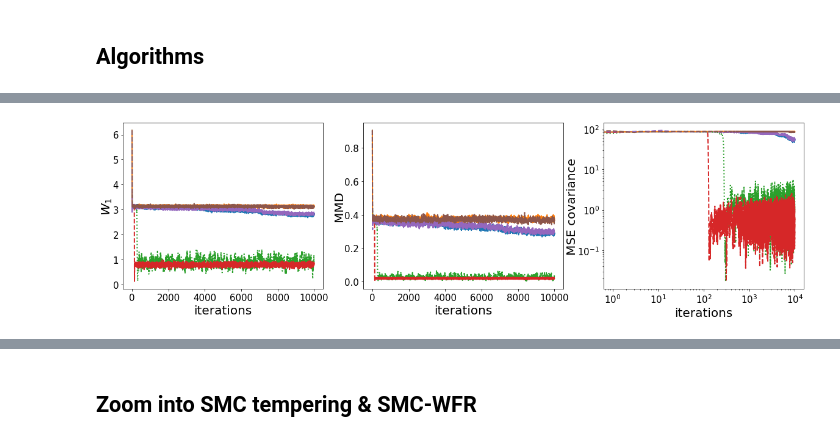
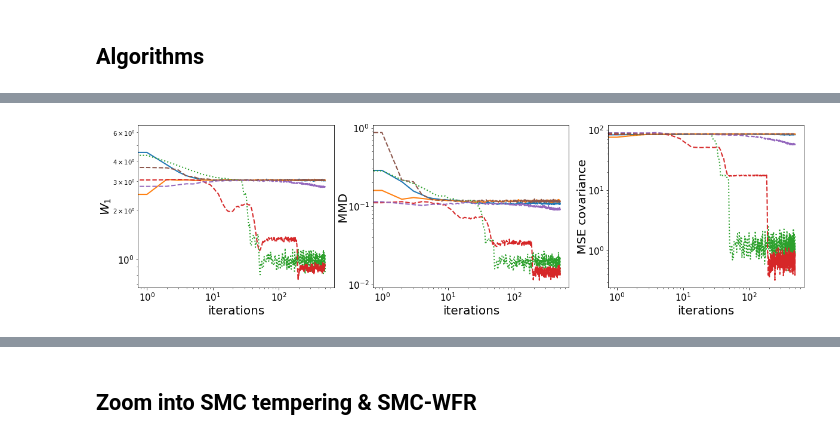
Before and after one commit to FrancescaCrucinio/SMC-WFR, a Jupyter notebook: GaussianMixture/GaussianMixture2D_FlowComparison.ipynb, the cells around one changed output, grey strips where cells are left out. Drawn from its saved outputs; the diff is of its cells as text; code cells hidden in the pictures.

```diff
--- a/GaussianMixture/GaussianMixture2D_FlowComparison.ipynb
+++ b/GaussianMixture/GaussianMixture2D_FlowComparison.ipynb
@@ -55,7 +57,7 @@ true_sample = np.zeros((N, d))
 for n in range(N):
       true_sample[n, :] = np.random.multivariate_normal(ms[component[n], :], Sigmas[component[n], :, :], size = 1)[0]
 # %%
-Niter = 10000
+Niter = 500
 # Niter_ula = int(Niter*4.7)
 # Niter_mala = int(Niter*1.1)
 # Niter_fr = int(Niter*1.6)
@@ -68,11 +70,11 @@ Niter_fr = Niter
 Niter_smcula = Niter
 Niter_smcmala = Niter
 # %%
-gamma_mala = 0.25
-gamma_smcmala = 0.25
+gamma_mala = 0.5
+gamma_smcmala = 0.5
 # %%
 Nalgo = 6
-Nrep = 1
+Nrep = 5
 
 ula_chain = np.zeros((Nrep, Niter_ula, d, N))
 mala_chain = np.zeros((Nrep, Niter_mala, d, N))
@@ -100,22 +102,22 @@ for i in range(Nrep):
     runtime[i, 1] = end-start
     ### SMC-FR
     start = time.time()
-    fr_x[i,:], fr_w[i,:] = algo.SMC_UnitFR(gamma, Niter_fr, ms, Sigmas, weights, X0)
+    fr_x[i,:], fr_w[i,:] = algo.SMC_UnitFR(gamma, Niter_fr, ms, Sigmas, weights, X0, nmcmc)
     end = time.time()
     runtime[i, 2] = end-start
     ### SMC-WFR
     start = time.time()
-    wfr_x[i,:], wfr_w[i,:] = algo.SMC_WFR(gamma, Niter, ms, Sigmas, Sigmas_inv, weights, X0)
+    wfr_x[i,:], wfr_w[i,:] = algo.SMC_WFR(gamma, Niter, ms, Sigmas, Sigmas_inv, weights, X0, nmcmc)
     end = time.time()
     runtime[i, 3] = end-start
     ### SMC-ULA
     start = time.time()
-    smcula_x[i,:], smcula_w[i,:] = algo.SMC_ULA(gamma, Niter_smcula, ms, Sigmas, Sigmas_inv, weights, X0)
+    smcula_x[i,:], smcula_w[i,:] = algo.SMC_ULA(gamma, Niter_smcula, ms, Sigmas, Sigmas_inv, weights, X0, nmcmc)
     end = time.time()
     runtime[i, 4] = end-start
     ### SMC-MALA
     start = time.time()
-    smcmala_x[i,:], smcmala_w[i,:], accepted_smcmala = algo.SMC_MALA(gamma_smcmala, Niter_smcmala, ms, Sigmas, Sigmas_inv, weights, X0)
+    smcmala_x[i,:], smcmala_w[i,:], accepted_smcmala = algo.SMC_MALA(gamma_smcmala, Niter_smcmala, ms, Sigmas, Sigmas_inv, weights, X0, nmcmc)
     end = time.time()
     runtime[i, 5] = end-start
 # %%
@@ -259,42 +261,42 @@ w1_smcmala_plot = np.mean(np.mean(w1_smcmala, axis = 1), axis = 0)
 # %%
 plt.figure(figsize = (20,5))
 plt.subplot(1, 3, 1)
-plt.plot(w1_ula_plot, label = 'ULA', lw = 2)
+plt.loglog(w1_ula_plot, label = 'ULA', lw = 2)
 plt.plot(w1_mala_plot, label = 'MALA', lw = 2)
 plt.plot(w1_fr_plot, label = 'SMC-tempering', lw = 2, linestyle = 'dotted')
 plt.plot(w1_wfr_plot, label = 'SMC-WFR', lw = 2, linestyle = 'dashed')
 plt.plot(w1_smcula_plot, label = 'SMC-ULA', lw = 2, linestyle = 'dashed')
 plt.plot(w1_smcmala_plot, label = 'SMC-MALA', lw = 2, linestyle = 'dashed')
 plt.xlabel('iterations', fontsize = 20)
 plt.ylabel('$W_1$', fontsize = 20, labelpad=-1)
 plt.xticks(fontsize=15);
 plt.yticks(fontsize=15);
 # legend = plt.legend(loc = 'lower center', bbox_to_anchor=(1, -0.5), ncol = 6, fontsize = 20)
 plt.subplot(1, 3, 2)
-plt.plot(np.mean(mmd_ula, axis = 0), lw = 2)
+plt.loglog(np.mean(mmd_ula, axis = 0), lw = 2)
 plt.plot(np.mean(mmd_mala, axis = 0), lw = 2)
 plt.plot(np.mean(mmd_fr, axis = 0), lw = 2, linestyle = 'dotted')
 plt.plot(np.mean(mmd_wfr, axis = 0), lw = 2, linestyle = 'dashed')
 plt.plot(np.mean(mmd_smcula, axis = 0), lw = 2, linestyle = 'dashed')
 plt.plot(np.mean(mmd_smcmala, axis = 0), lw = 2, linestyle = 'dashed')
 plt.xlabel('iterations', fontsize = 20)
 plt.ylabel('MMD', fontsize = 20, labelpad=-1)
 plt.xticks(fontsize=15);
 plt.yticks(fontsize=15);
 plt.subplot(1, 3, 3)
 plt.loglog(np.mean(cov_ula, axis = 0), lw = 2)
 plt.plot(np.mean(cov_mala, axis = 0), lw = 2)
 plt.plot(np.mean(cov_fr, axis = 0), lw = 2, linestyle = 'dotted')
 plt.plot(np.mean(cov_wfr, axis = 0), lw = 2, linestyle = 'dashed')
 plt.plot(np.mean(cov_smcula, axis = 0), lw = 2, linestyle = 'dashed')
 plt.plot(np.mean(cov_smcmala, axis = 0), lw = 2, linestyle = 'dashed')
 plt.xlabel('iterations', fontsize = 20)
 plt.ylabel('MSE covariance', fontsize = 20, labelpad=-1)
 plt.xticks(fontsize=15);
 plt.yticks(fontsize=15);
-# plt.savefig('conv_iter_gm.pdf', bbox_inches="tight")
+plt.savefig('conv_iter_gm_10mcmc.pdf', bbox_inches="tight")
 # %% [output]
-[figure, old version]
+[figure, new version]
 # %%
 plt.figure(figsize = (20,5))
 plt.subplot(1, 3, 1)
```
Also changed, not shown: parts of 7 cells of this notebook, 6 other files.
